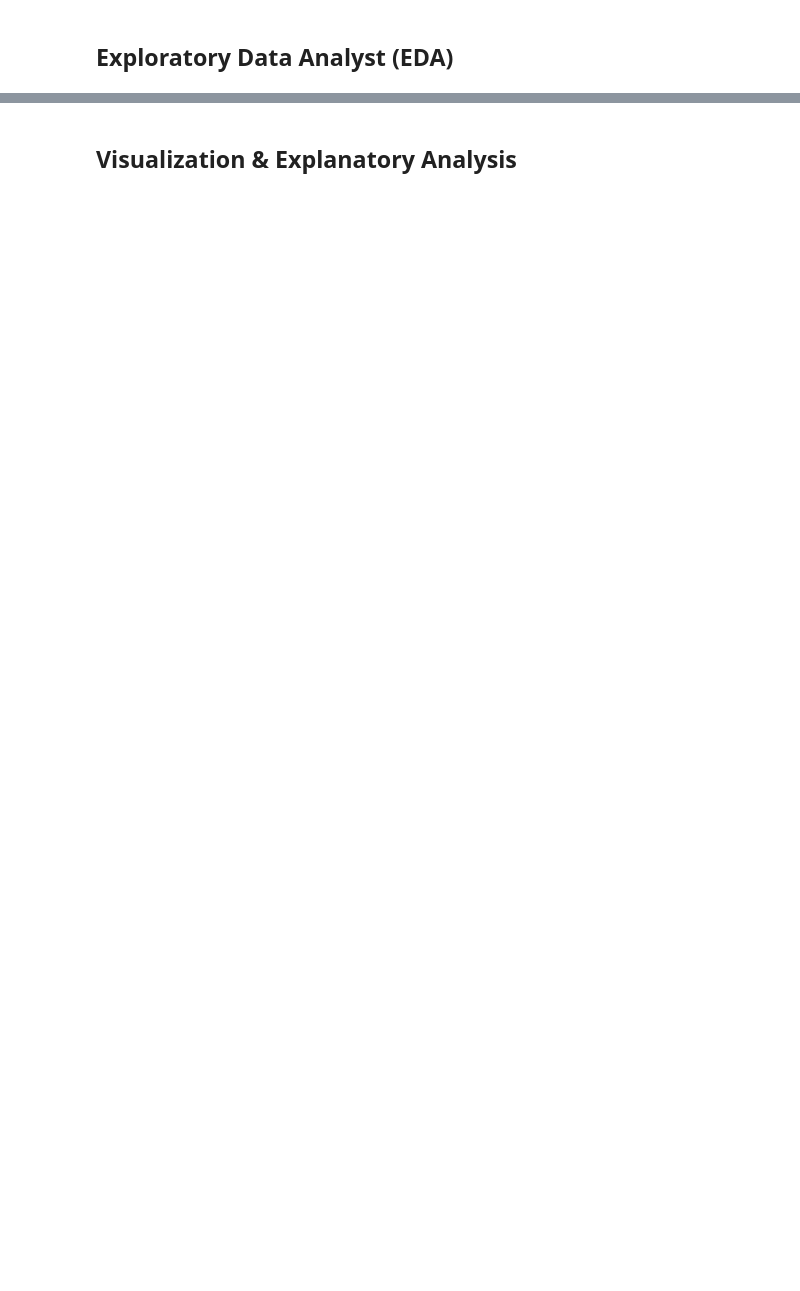
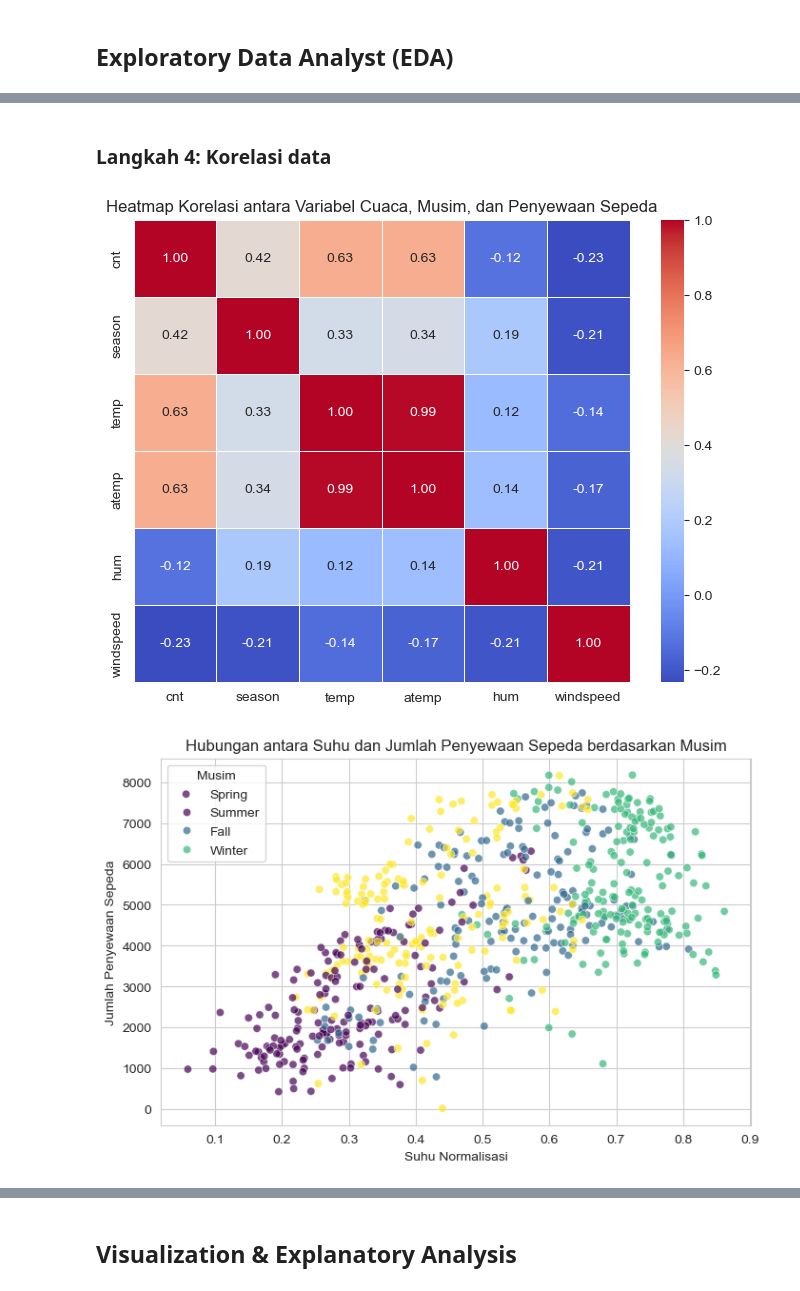
Before and after one commit to SoraIroShiro/submission, a Jupyter notebook: notebook.ipynb, the cells around one changed output, grey strips where cells are left out. Saved outputs shown, nothing was run; the diff lists cells and outputs as text; code cells hidden in the pictures; blank space fills up the shorter version.

```diff
--- a/notebook.ipynb
+++ b/notebook.ipynb
@@ -344,0 +577,29 @@ plt.show()
+# %% [markdown]
+### Langkah 4: Korelasi data
+# %%
+### EDA Korelasi - Hubungan antara Variabel Cuaca, Musim, dan Jumlah Penyewaan Sepeda
+
+# Mengonversi variabel kategori menjadi numerik
+season_mapping = {'Spring': 1, 'Summer': 2, 'Fall': 3, 'Winter': 4}
+day_df_clean['season'] = day_df_clean['season'].map(season_mapping)
+
+# Menghitung matriks korelasi
+correlation_matrix = day_df_clean[['cnt', 'season', 'temp', 'atemp', 'hum', 'windspeed']].corr()
+
+# Plot heatmap korelasi
+plt.figure(figsize=(8, 6))
+sns.heatmap(correlation_matrix, annot=True, cmap='coolwarm', fmt='.2f', linewidths=0.5)
+plt.title('Heatmap Korelasi antara Variabel Cuaca, Musim, dan Penyewaan Sepeda')
+plt.show()
+
+# Scatter plot antara suhu dan jumlah penyewaan sepeda
+plt.figure(figsize=(8, 5))
+sns.scatterplot(data=day_df_clean, x='temp', y='cnt', hue='season', palette='viridis', alpha=0.7)
+plt.xlabel('Suhu Normalisasi')
+plt.ylabel('Jumlah Penyewaan Sepeda')
+plt.title('Hubungan antara Suhu dan Jumlah Penyewaan Sepeda berdasarkan Musim')
+plt.legend(title='Musim', labels=['Spring', 'Summer', 'Fall', 'Winter'])
+plt.show()
+# %% [output]
+[figure, added]
+[figure, added]
```
Also changed, not shown: parts of 36 cells of this notebook, 1 other file.
